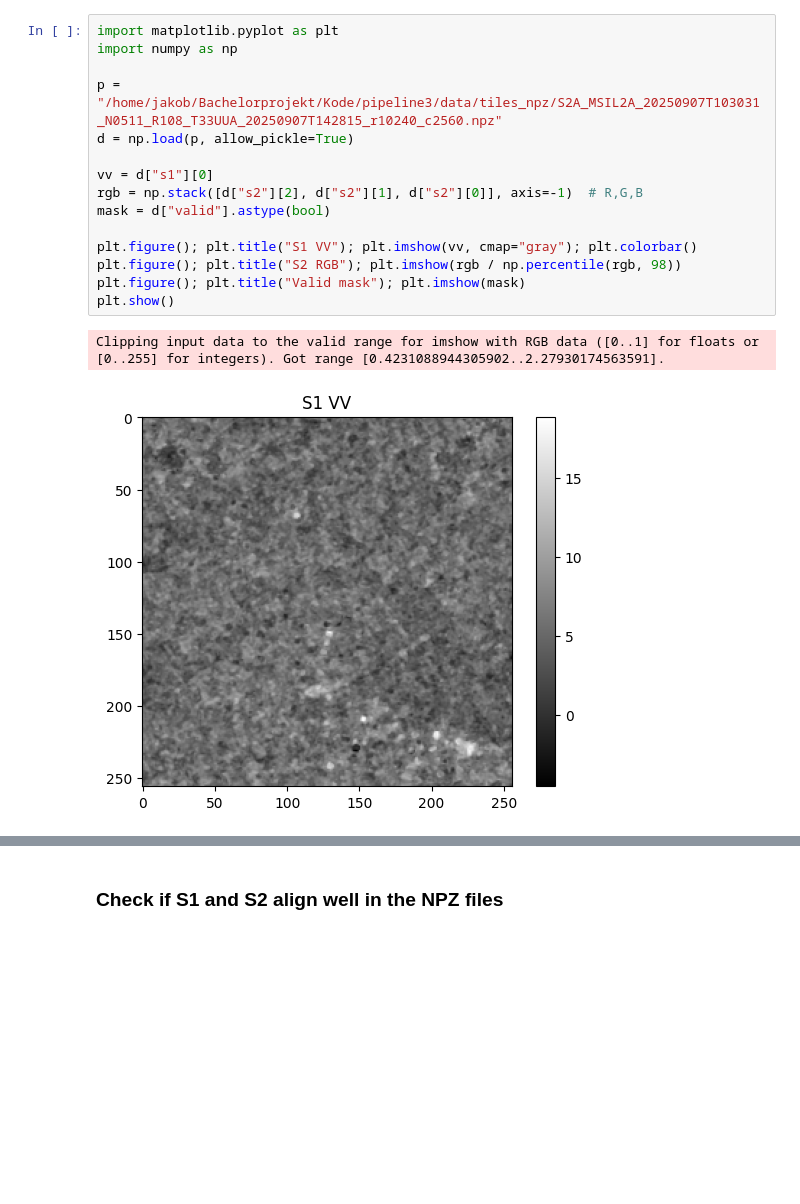
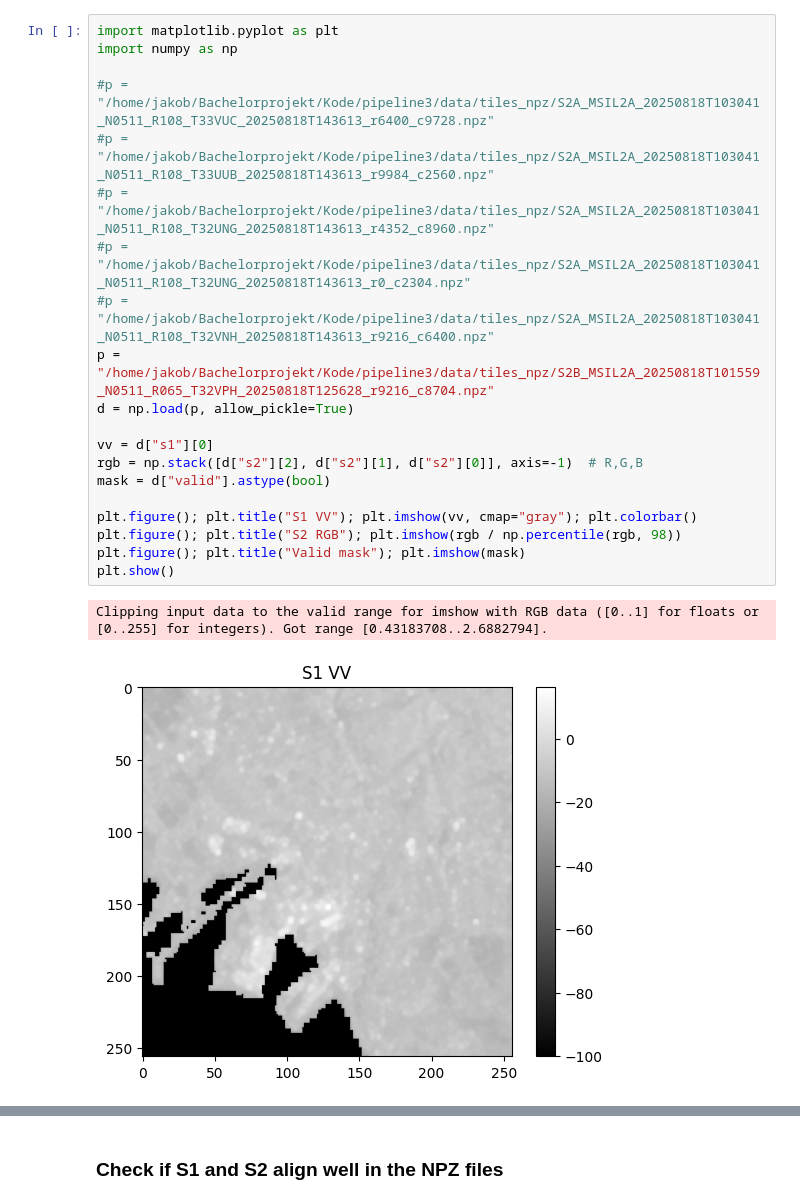
Before and after one commit to jakoblund2/Bachelorprojekt, a Jupyter notebook: Kode/pipeline/check-npz.ipynb, the cells around one changed output, grey strips where cells are left out. Cells and saved outputs as stored; diff of their text form; blank space fills up the shorter version.

```diff
--- a/Kode/pipeline/check-npz.ipynb
+++ b/Kode/pipeline/check-npz.ipynb
@@ -1,18 +1,23 @@
 # %%
 import matplotlib.pyplot as plt
 import numpy as np
 
-p = "/home/jakob/Bachelorprojekt/Kode/pipeline3/data/tiles_npz/S2A_MSIL2A_20250907T103031_N0511_R108_T33UUA_20250907T142815_r10240_c2560.npz"
+#p = "/home/jakob/Bachelorprojekt/Kode/pipeline3/data/tiles_npz/S2A_MSIL2A_20250818T103041_N0511_R108_T33VUC_20250818T143613_r6400_c9728.npz"
+#p = "/home/jakob/Bachelorprojekt/Kode/pipeline3/data/tiles_npz/S2A_MSIL2A_20250818T103041_N0511_R108_T33UUB_20250818T143613_r9984_c2560.npz"
+#p = "/home/jakob/Bachelorprojekt/Kode/pipeline3/data/tiles_npz/S2A_MSIL2A_20250818T103041_N0511_R108_T32UNG_20250818T143613_r4352_c8960.npz"
+#p = "/home/jakob/Bachelorprojekt/Kode/pipeline3/data/tiles_npz/S2A_MSIL2A_20250818T103041_N0511_R108_T32UNG_20250818T143613_r0_c2304.npz"
+#p = "/home/jakob/Bachelorprojekt/Kode/pipeline3/data/tiles_npz/S2A_MSIL2A_20250818T103041_N0511_R108_T32VNH_20250818T143613_r9216_c6400.npz"
+p = "/home/jakob/Bachelorprojekt/Kode/pipeline3/data/tiles_npz/S2B_MSIL2A_20250818T101559_N0511_R065_T32VPH_20250818T125628_r9216_c8704.npz"
 d = np.load(p, allow_pickle=True)
 
 vv = d["s1"][0]
 rgb = np.stack([d["s2"][2], d["s2"][1], d["s2"][0]], axis=-1)  # R,G,B
 mask = d["valid"].astype(bool)
 
 plt.figure(); plt.title("S1 VV"); plt.imshow(vv, cmap="gray"); plt.colorbar()
 plt.figure(); plt.title("S2 RGB"); plt.imshow(rgb / np.percentile(rgb, 98))
 plt.figure(); plt.title("Valid mask"); plt.imshow(mask)
 plt.show()
 # %% [output]
-Clipping input data to the valid range for imshow with RGB data ([0..1] for floats or [0..255] for integers). Got range [0.4231088944305902..2.27930174563591].
+Clipping input data to the valid range for imshow with RGB data ([0..1] for floats or [0..255] for integers). Got range [0.43183708..2.6882794].
-[figure, old version]
+[figure, new version]
```
Also changed, not shown: parts of 1 cell of this notebook, 4 other files.
